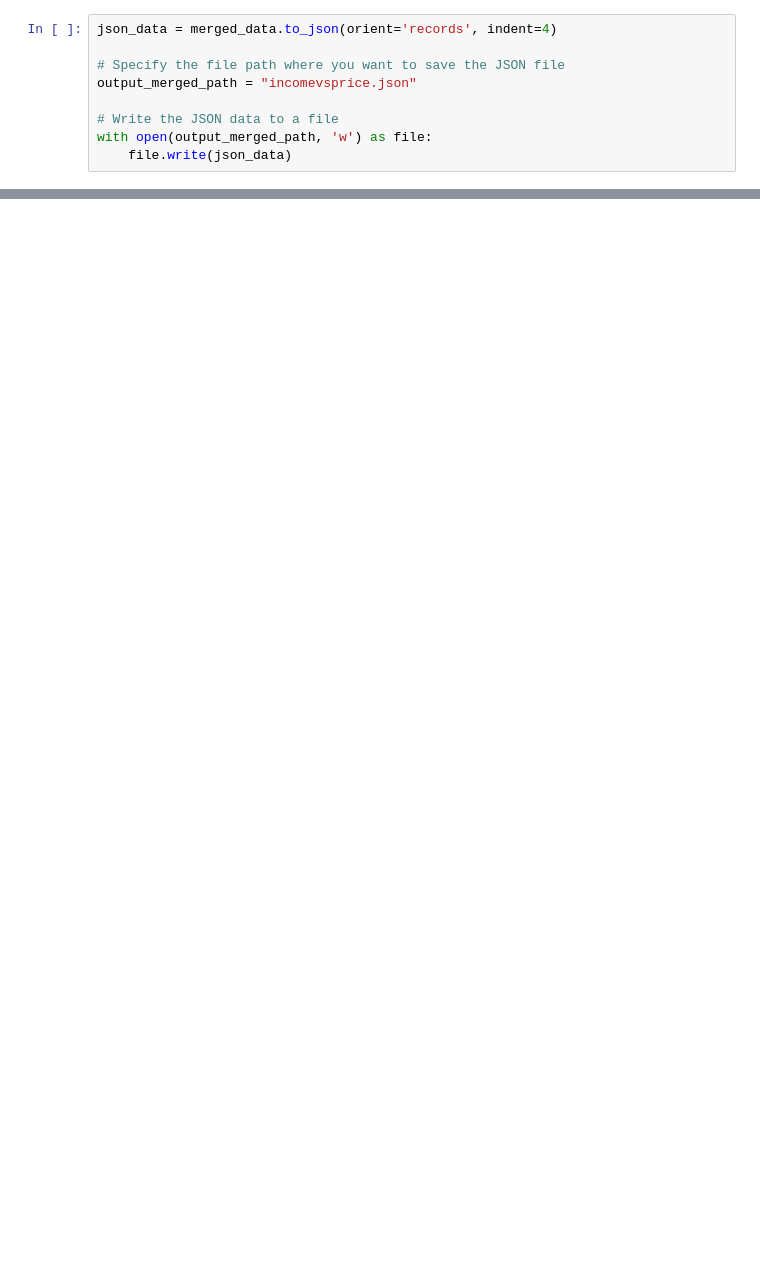
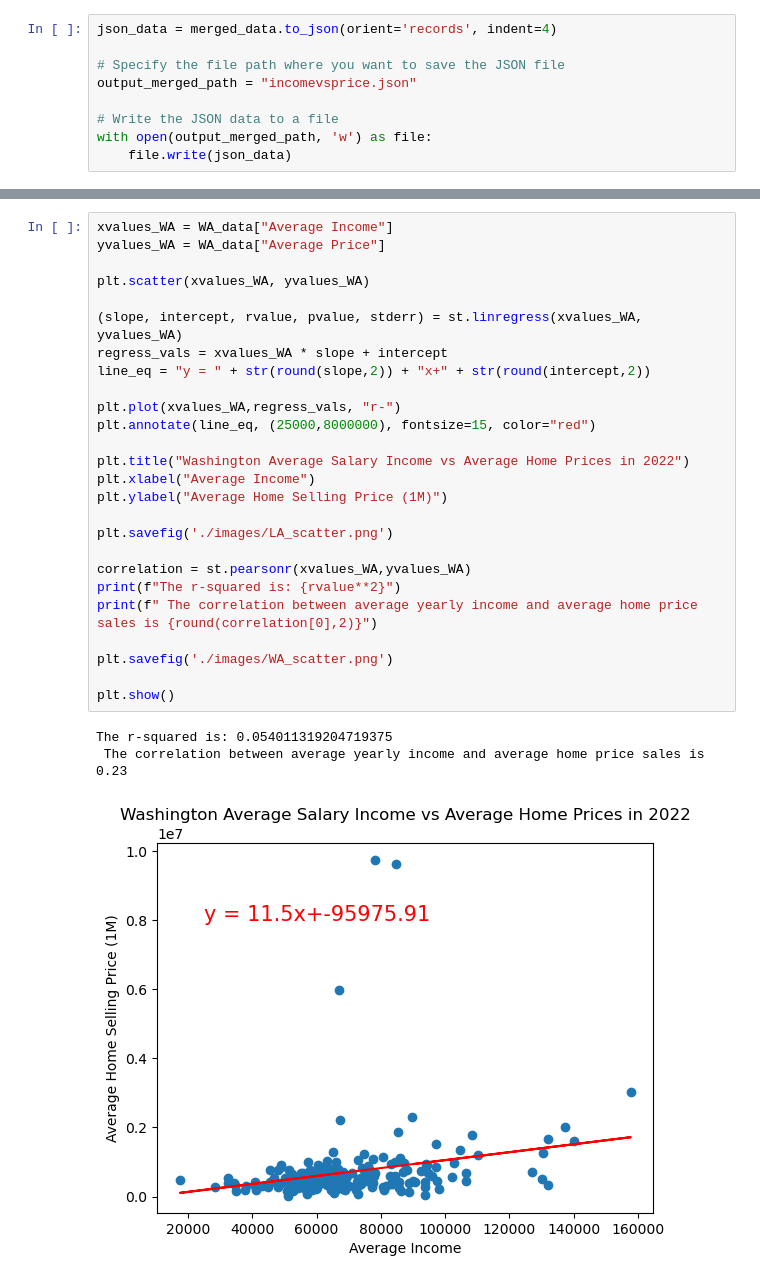
Before and after one commit to muneebsamad/Project-3-team-6, a Jupyter notebook: incomeVSpricing/income.ipynb, the cells around one changed output, grey strips where cells are left out. Drawn from its saved outputs; the diff is of its cells as text; blank space fills up the shorter version.

```diff
--- a/incomeVSpricing/income.ipynb
+++ b/incomeVSpricing/income.ipynb
@@ -513,0 +658,30 @@ with open(output_merged_path, 'w') as file:
+# %%
+xvalues_WA = WA_data["Average Income"]
+yvalues_WA = WA_data["Average Price"]
+
+plt.scatter(xvalues_WA, yvalues_WA)
+
+(slope, intercept, rvalue, pvalue, stderr) = st.linregress(xvalues_WA, yvalues_WA)
+regress_vals = xvalues_WA * slope + intercept
+line_eq = "y = " + str(round(slope,2)) + "x+" + str(round(intercept,2))
+
+plt.plot(xvalues_WA,regress_vals, "r-")
+plt.annotate(line_eq, (25000,8000000), fontsize=15, color="red")
+
+plt.title("Washington Average Salary Income vs Average Home Prices in 2022")
+plt.xlabel("Average Income")
+plt.ylabel("Average Home Selling Price (1M)")
+
+plt.savefig('./images/LA_scatter.png')
+
+correlation = st.pearsonr(xvalues_WA,yvalues_WA)
+print(f"The r-squared is: {rvalue**2}")
+print(f" The correlation between average yearly income and average home price sales is {round(correlation[0],2)}")
+
+plt.savefig('./images/WA_scatter.png')
+
+plt.show()
+# %% [output]
+The r-squared is: 0.054011319204719375
+ The correlation between average yearly income and average home price sales is 0.23
+[figure, added]
```
Also changed, not shown: parts of 29 cells of this notebook.
